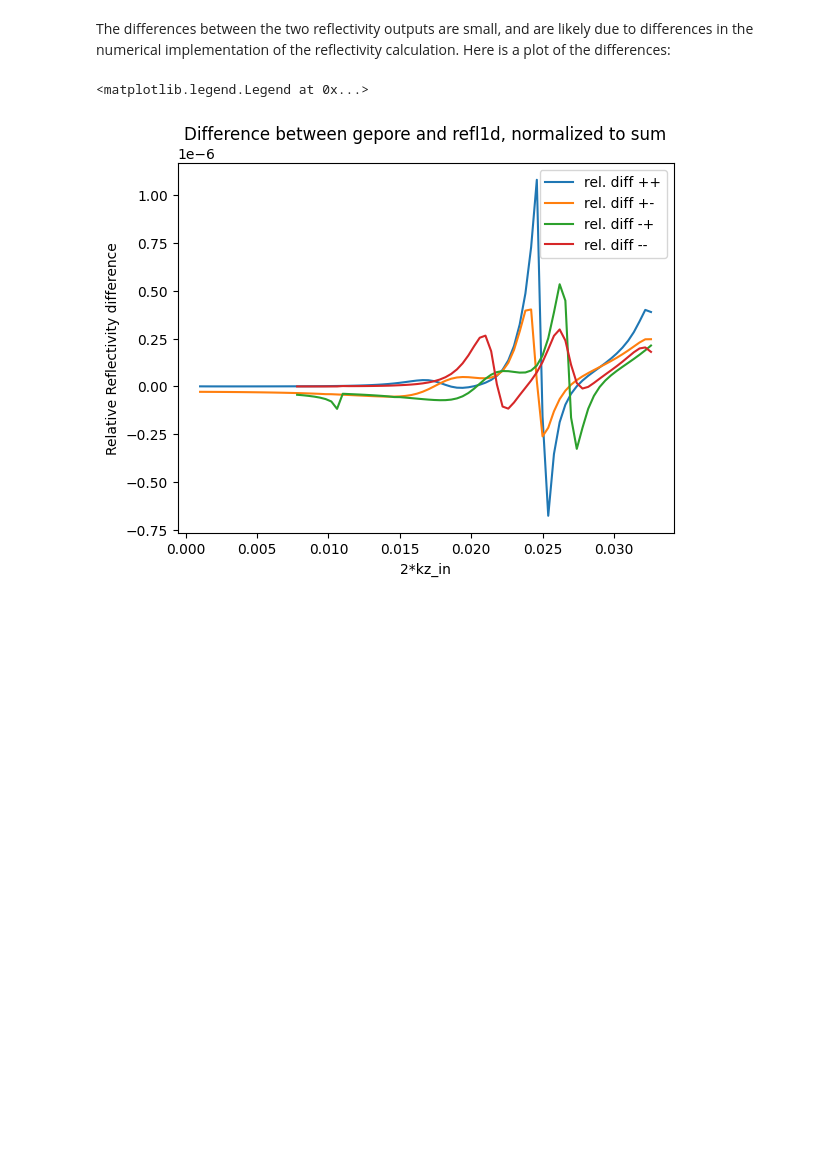
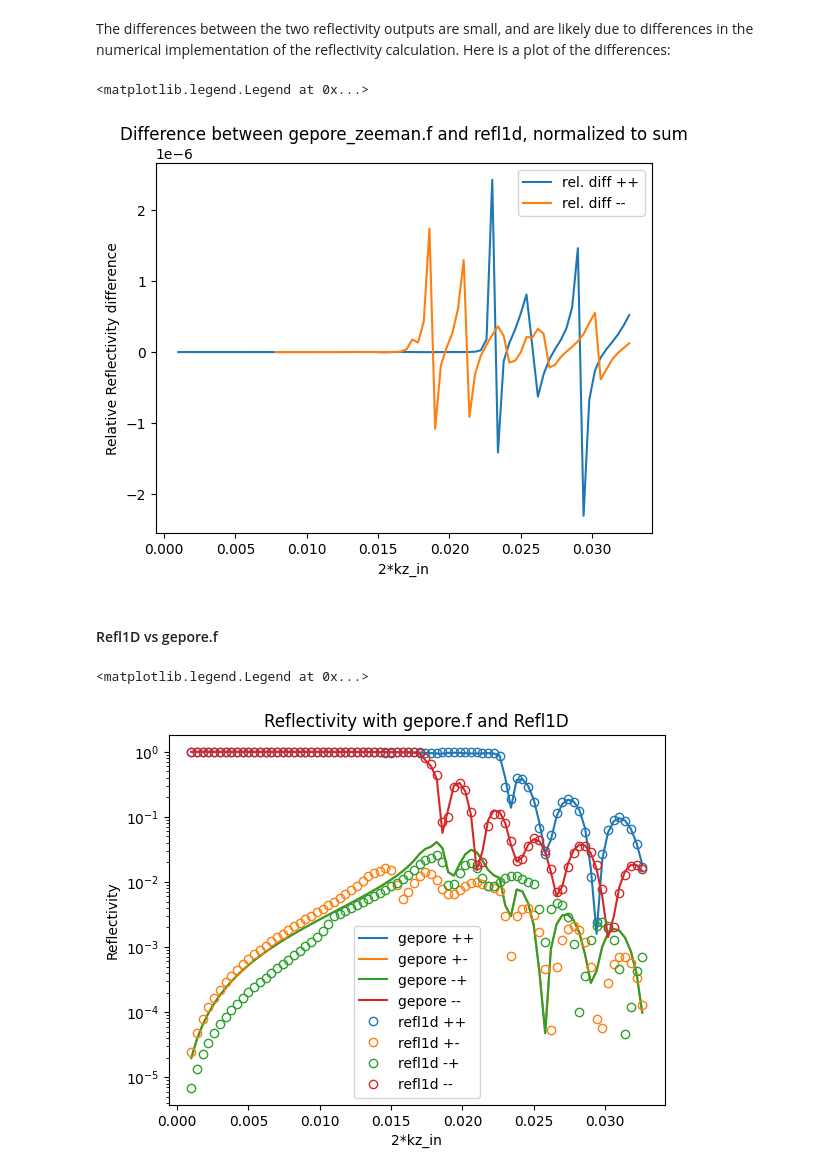
Before and after one commit to reflectometry/refl1d, a Jupyter notebook: doc/notebooks/gepore_sf.ipynb, the cells around one changed output. Cells and saved outputs as stored; diff of their text form; code cells hidden in the pictures; blank space fills up the shorter version.

```diff
--- a/doc/notebooks/gepore_sf.ipynb
+++ b/doc/notebooks/gepore_sf.ipynb
@@ -94,13 +110,32 @@ reflectivity calculation.  Here is a plot of the differences:
 # %%
 fig = plt.figure()
 ax = fig.add_subplot(111)
-
+xs_labels = ["++", "+-", "-+", "--"]
 for i, label in enumerate(xs_labels):
-    ax.plot(Qz, 2 * (Rgz[i] - R1[i]) / np.abs(Rgz[i] + R1[i]), label=f"rel. diff {label}")
+    if not i == 1 and not i == 2:  # skip +- and -+
+        ax.plot(Qz, 2 * (Rgz[i] - R1[i]) / np.abs(Rgz[i] + R1[i]), label=f"rel. diff {label}")
 ax.set_ylabel("Relative Reflectivity difference")
 ax.set_xlabel("2*kz_in")
-ax.set_title("Difference between gepore and refl1d, normalized to sum")
+ax.set_title("Difference between gepore_zeeman.f and refl1d, normalized to sum")
 ax.legend()
 # %% [output]
 <matplotlib.legend.Legend at 0x...>
-[figure, old version]
+[figure, new version]
+# %% [markdown]
+#### Refl1D vs gepore.f
+# %%
+fig = plt.figure()
+ax = fig.add_subplot(111)
+xs_labels = ["++", "+-", "-+", "--"]
+for i, label in enumerate(xs_labels):
+    ax.semilogy(Qz, Rg[i], label=f"gepore {label}")
+ax.set_prop_cycle(None)
+for i, label in enumerate(xs_labels):
+    ax.semilogy(Qz, R1[i], "o", label=f"refl1d {label}", fillstyle="none")
+ax.set_ylabel("Reflectivity")
+ax.set_xlabel("2*kz_in")
+ax.set_title("Reflectivity with gepore.f and Refl1D")
+ax.legend()
+# %% [output]
+<matplotlib.legend.Legend at 0x...>
+[figure, added]
```
Also changed, not shown: parts of 17 cells of this notebook.
